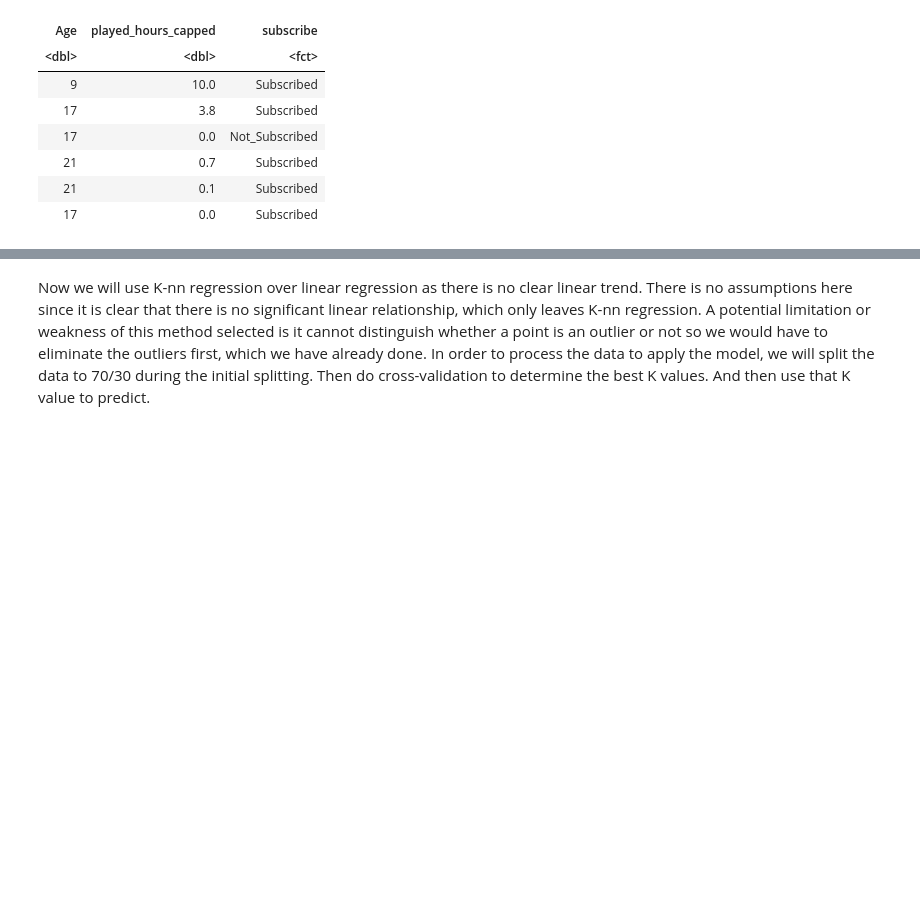
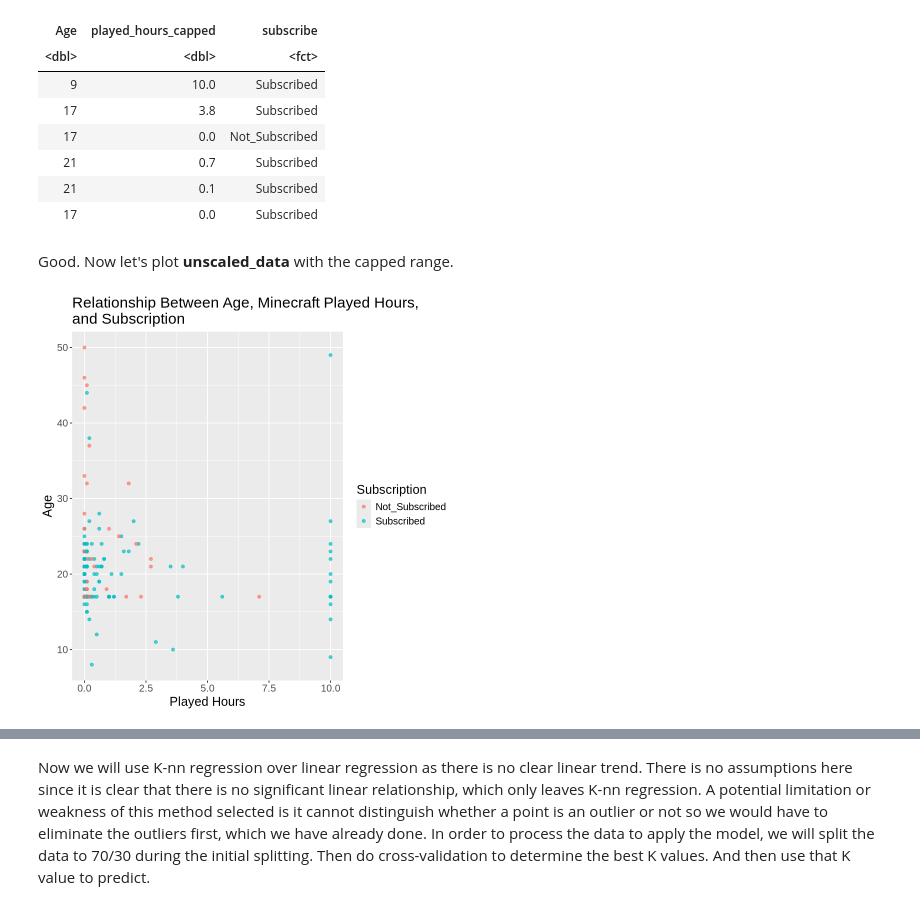
Before and after one commit to liznomellini/DSCI-100-group-project, a Jupyter notebook: FinalReport.ipynb, the cells around one changed output, grey strips where cells are left out. Cells and saved outputs as stored; diff of their text form; code cells hidden in the pictures; blank space fills up the shorter version.

```diff
--- a/FinalReport.ipynb
+++ b/FinalReport.ipynb
@@ -98,3 +146,18 @@ A tibble: 6 × 3
 | 21 | 0.7 | Subscribed |
 | 21 | 0.1 | Subscribed |
 | 17 | 0.0 | Subscribed |
+# %% [markdown]
+Good. Now let's plot **unscaled_data** with the capped range.
+# %%
+unscaled_plot <- unscaled_data |>
+    ggplot(aes(x = played_hours_capped, y = Age, color = subscribe)) +
+    geom_point(alpha = 0.7) +
+    labs(y = "Age",
+         x = "Played Hours",
+         color = "Subscription",
+         title = "Relationship Between Age, Minecraft Played Hours,\nand Subscription"
+         ) +
+    theme(text = element_text(size = 15))
+unscaled_plot
+# %% [output]
+[figure, added]
```
Also changed, not shown: parts of 18 cells of this notebook.
